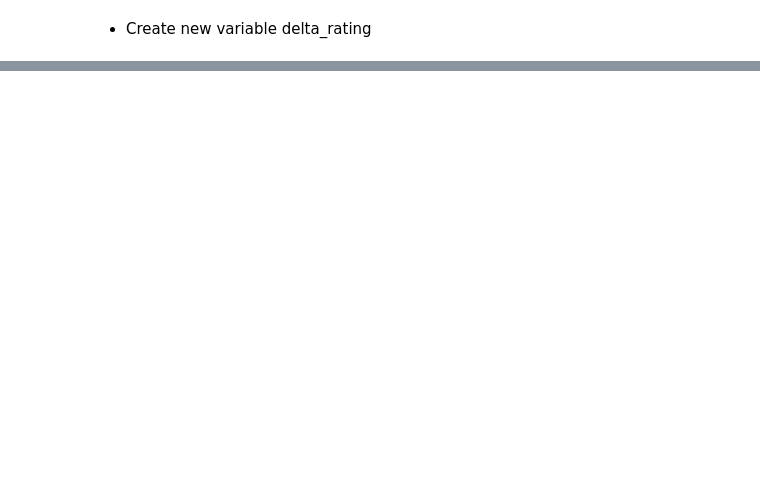
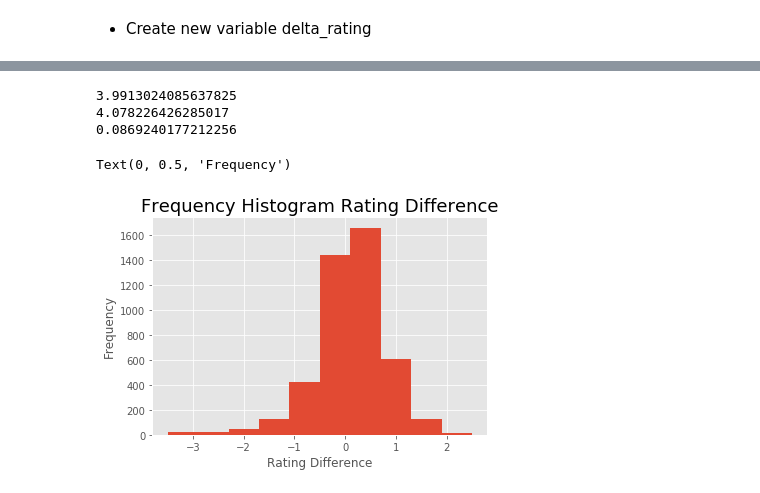
Before and after one commit to sophieying24/webscraping_yelp, a Jupyter notebook: Webscraping Project Yelp.ipynb, the cells around one changed output, grey strips where cells are left out. Cells and saved outputs as stored; diff of their text form; code cells hidden in the pictures; blank space fills up the shorter version.

```diff
--- a/Webscraping Project Yelp.ipynb
+++ b/Webscraping Project Yelp.ipynb
@@ -162,2 +124,0 @@ dtype: int64
-# %%
-df.price_range = df['price_range'].to_string()
@@ -230,3 +182,8 @@ df.shape
+# %%
+df['num_safety_measure'] = df.covid_services.map(lambda x: len(set(x.keys()) & \
+    set(['Contactless payments', 'Masks required', 'Staff wears gloves', 'Staff wears masks', \
+         'Limited capacity', 'Hand sanitizer provided', 'Social distancing enforced',
+         'Temperature checks'])))
 # %% [markdown]
 - Create new variable delta_rating
 # %%
@@ -279,0 +306,8 @@ group.agg(percent_delivery=("delivery", lambda x: x[x==True].count()/x.count()),
+# %%
+print(np.mean(df.avg_rating))
+print(np.mean(df.recent_rating))
+print(np.mean(df.delta_rating))
+# %% [output]
+3.9913024085637825
+4.078226426285017
+0.0869240177212256
@@ -280,3 +317,11 @@ group.agg(percent_delivery=("delivery", lambda x: x[x==True].count()/x.count()),
+# %%
+plt.hist(df.delta_rating)
+plt.title('Frequency Histogram Rating Difference', fontsize = 18)
+plt.xlabel('Rating Difference')
+plt.ylabel('Frequency')
+# %% [output]
+Text(0, 0.5, 'Frequency')
+[figure, added]
 # %%
 df.columns
 # %% [output]
```
Also changed, not shown: parts of 103 cells of this notebook, 8 other files.
